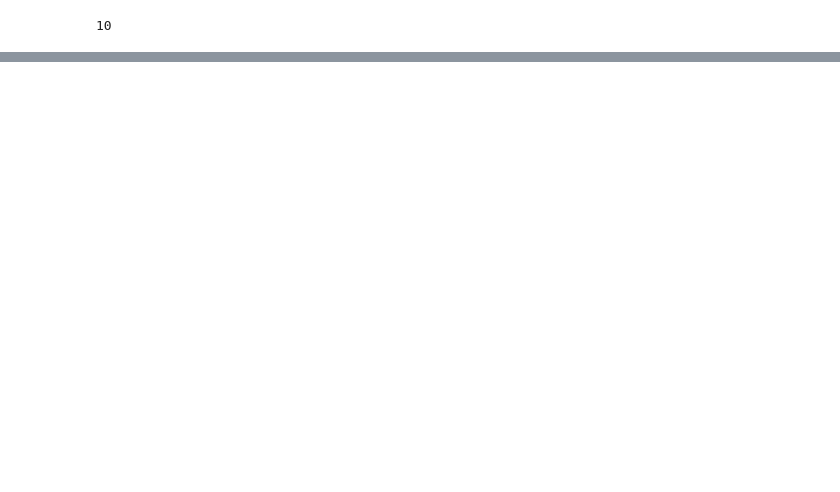
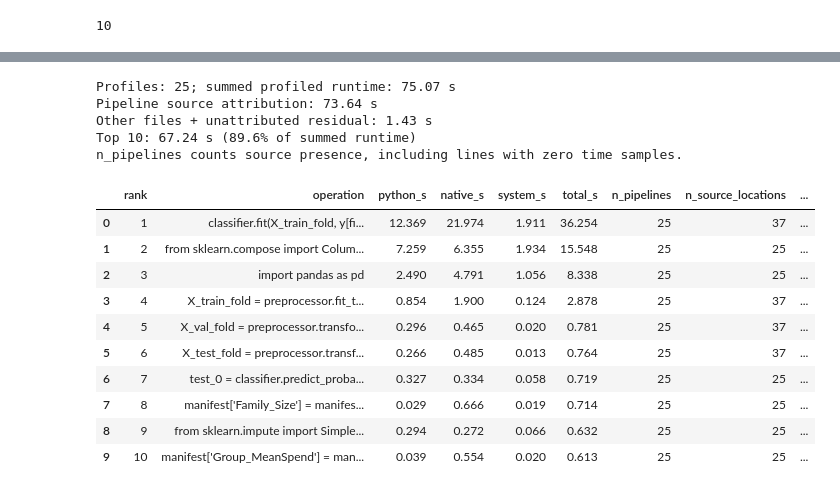
Before and after one commit to Toasity/deai-pro, a Jupyter notebook: explore.ipynb, the cells around one changed output, grey strips where cells are left out. Saved outputs shown, nothing was run; the diff lists cells and outputs as text; code cells hidden in the pictures; blank space fills up the shorter version.

```diff
--- a/explore.ipynb
+++ b/explore.ipynb
@@ -183,0 +192,79 @@ totals
+# %%
+import re
+import pandas as pd
+from IPython.display import display
+
+PROFILE_DIR = ROOT / "profiles/spaceship_titanic_students"
+LIBRARY_DIR = ROOT / "libraries/spaceship_titanic_students"
+profile_paths = sorted(PROFILE_DIR.glob("pipeline_*.json"))
+assert len(profile_paths) == 25, f"Expected 25 profiles, found {len(profile_paths)}"
+
+def decode_source(text):
+    return re.sub(r"\\u([0-9a-fA-F]{4})", lambda match: chr(int(match[1], 16)), text)
+
+records, run_records = [], []
+for profile_path in profile_paths:
+    profile = json.loads(profile_path.read_text())
+    trace = json.loads((LIBRARY_DIR / profile_path.name).read_text())
+    pipeline = profile_path.stem
+    source_path = ROOT / "spaceship_titanic_students" / f"{pipeline}.py"
+    source_lines = source_path.read_text().splitlines()
+    elapsed = profile["elapsed_time_sec"]
+    run_records.append({"pipeline": pipeline, "elapsed_s": elapsed})
+    for row in profile["files"][profile["program"]]["lines"]:
+        lineno = row["lineno"]
+        source = decode_source(row["line"]).rstrip("\n")
+        assert source == source_lines[lineno - 1], f"Source mismatch: {pipeline}:{lineno}"
+        python_s = row["n_cpu_percent_python"] * elapsed / 100
+        native_s = row["n_cpu_percent_c"] * elapsed / 100
+        system_s = row["n_sys_percent"] * elapsed / 100
+        records.append({
+            "pipeline": pipeline, "source_file": str(source_path), "lineno": lineno,
+            "location": f"{source_path.relative_to(ROOT)}:{lineno}",
+            "operation": source.strip(), "source": source,
+            "modules": ", ".join(sorted(trace["lines"].get(str(lineno), {}))),
+            "python_s": python_s, "native_s": native_s, "system_s": system_s,
+            "total_s": python_s + native_s + system_s,
+        })
+
+line_details = pd.DataFrame(records)
+runs = pd.DataFrame(run_records)
+trajectory_profile_s = runs["elapsed_s"].sum()
+operation_summary = (
+    line_details.groupby("operation", as_index=False)
+    .agg(python_s=("python_s", "sum"), native_s=("native_s", "sum"),
+         system_s=("system_s", "sum"), total_s=("total_s", "sum"),
+         n_pipelines=("pipeline", "nunique"), n_source_locations=("lineno", "size"),
+         n_timed_locations=("total_s", lambda values: int((values > 0).sum())))
+    .query("total_s > 0")
+    .sort_values(["total_s", "operation"], ascending=[False, True])
+    .reset_index(drop=True)
+)
+operation_summary.insert(0, "rank", operation_summary.index + 1)
+operation_summary["share_of_runs_pct"] = operation_summary["total_s"] / trajectory_profile_s * 100
+operation_summary["cumulative_share_pct"] = operation_summary["share_of_runs_pct"].cumsum()
+top10 = operation_summary.head(10).copy()
+
+print(f"Profiles: {len(runs)}; summed profiled runtime: {trajectory_profile_s:.2f} s")
+print(f"Pipeline source attribution: {line_details.total_s.sum():.2f} s")
+print(f"Other files + unattributed residual: {trajectory_profile_s - line_details.total_s.sum():.2f} s")
+print(f"Top 10: {top10.total_s.sum():.2f} s ({top10.share_of_runs_pct.sum():.1f}% of summed runtime)")
+print("n_pipelines counts source presence, including lines with zero time samples.")
+display(top10.round(3))
+# %% [output]
+Profiles: 25; summed profiled runtime: 75.07 s
+Pipeline source attribution: 73.64 s
+Other files + unattributed residual: 1.43 s
+Top 10: 67.24 s (89.6% of summed runtime)
+n_pipelines counts source presence, including lines with zero time samples.
+|  | rank | operation | python_s | native_s | system_s | total_s | n_pipelines | n_source_locations | ... |
+| 0 | 1 | classifier.fit(X_train_fold, y[fi... | 12.369 | 21.974 | 1.911 | 36.254 | 25 | 37 | ... |
+| 1 | 2 | from sklearn.compose import Colum... | 7.259 | 6.355 | 1.934 | 15.548 | 25 | 25 | ... |
+| 2 | 3 | import pandas as pd | 2.490 | 4.791 | 1.056 | 8.338 | 25 | 25 | ... |
+| 3 | 4 | X_train_fold = preprocessor.fit_t... | 0.854 | 1.900 | 0.124 | 2.878 | 25 | 37 | ... |
+| 4 | 5 | X_val_fold = preprocessor.transfo... | 0.296 | 0.465 | 0.020 | 0.781 | 25 | 37 | ... |
+| 5 | 6 | X_test_fold = preprocessor.transf... | 0.266 | 0.485 | 0.013 | 0.764 | 25 | 37 | ... |
+| 6 | 7 | test_0 = classifier.predict_proba... | 0.327 | 0.334 | 0.058 | 0.719 | 25 | 25 | ... |
+| 7 | 8 | manifest['Family_Size'] = manifes... | 0.029 | 0.666 | 0.019 | 0.714 | 25 | 25 | ... |
+| 8 | 9 | from sklearn.impute import Simple... | 0.294 | 0.272 | 0.066 | 0.632 | 25 | 25 | ... |
+| 9 | 10 | manifest['Group_MeanSpend'] = man... | 0.039 | 0.554 | 0.020 | 0.613 | 25 | 25 | ... |
```
Also changed, not shown: parts of 18 cells of this notebook.
